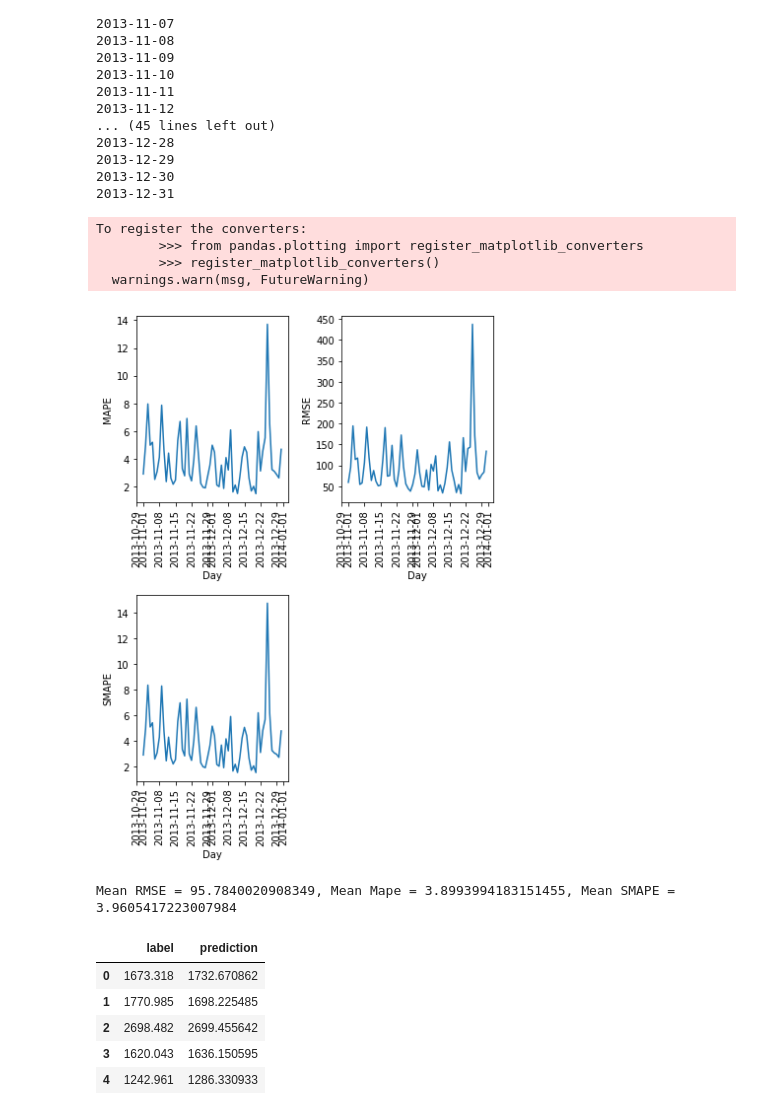
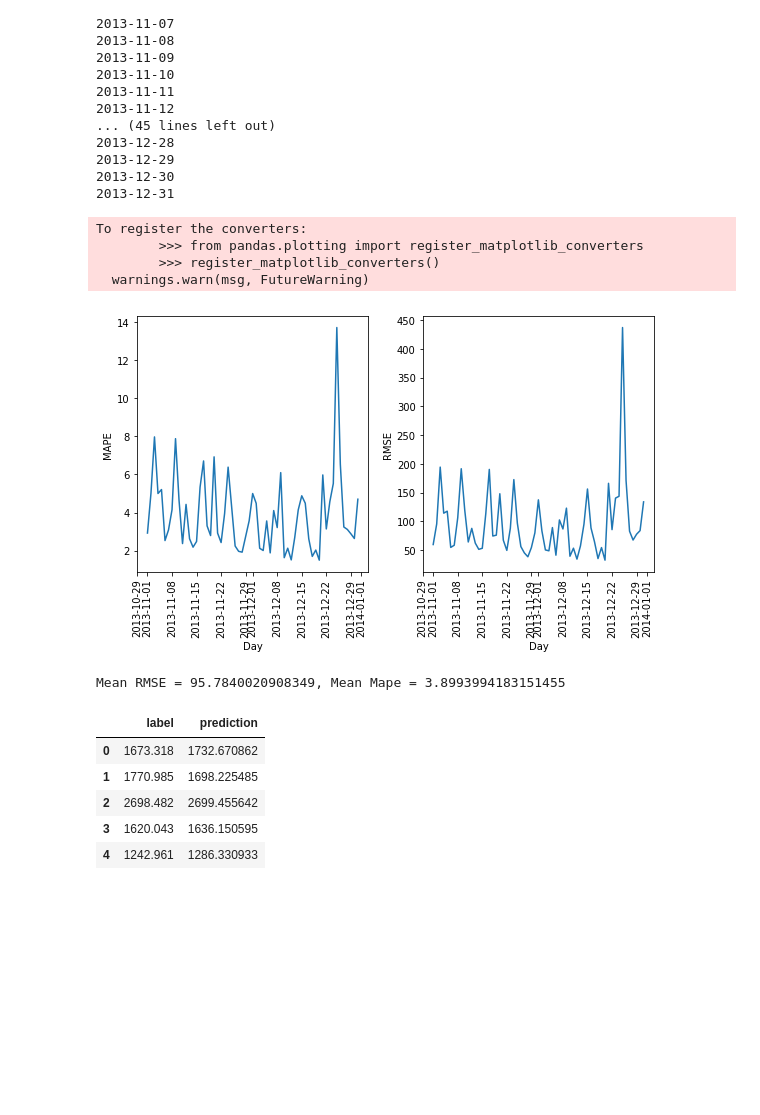
Before and after one commit to mishi-a/London_Smart_Meter_Load_Forecasting, a Jupyter notebook: CLuster_forecasting.ipynb, the cells around one changed output. Saved outputs shown, nothing was run; the diff lists cells and outputs as text; code cells hidden in the pictures; blank space fills up the shorter version.

```diff
--- a/CLuster_forecasting.ipynb
+++ b/CLuster_forecasting.ipynb
@@ -328,48 +354,48 @@ while train_start_date <= train_end_date:
 # ax2.xaxis.set_major_formatter(mdates.DateFormatter('%m/%d/%Y'))
 # ax2.xaxis.set_major_locator(mdates.DayLocator())
 # ax1.plot(y_date,Mape_date)
 # ax2.plot(y_date,rmse_date)
 # fig.autofmt_xdate()
 # ax1.set_xlabel('k')
 # ax1.set_ylabel('cost')
 date_time = pd.to_datetime(y_date)
 DF = pd.DataFrame()
 DF['Mape_date'] = Mape_date
 DF = DF.set_index(date_time)
 
 DF1 = pd.DataFrame()
 DF1['rmse_date'] = rmse_date
 DF1 = DF1.set_index(date_time)
 
-DF2 = pd.DataFrame()
-DF2['SMape_date'] = SMape_date
-DF2 = DF2.set_index(date_time)
-fig, ax1 = plt.subplots(2,2, figsize =(6,8))
+#DF2 = pd.DataFrame()
+#DF2['SMape_date'] = SMape_date
+#DF2 = DF2.set_index(date_time)
+fig, ax1 = plt.subplots(1,2, figsize =(8,5))
 fig.subplots_adjust(bottom=0.3,wspace = 0.3)
-error = ["MAPE","RMSE","SMAPE",""]
+error = ["MAPE","RMSE"]
 cnt = 0
 for ax in fig.axes:
     plt.sca(ax)
     plt.xticks(rotation=90)
     plt.xlabel("Day")
     plt.ylabel(error[cnt])
     cnt += 1
-ax1[0,0].plot(DF)
-ax1[0,1].plot(DF1)
-ax1[1,0].plot(DF2)
+ax1[0].plot(DF)
+ax1[1].plot(DF1)
+#ax1[1,0].plot(DF2)
 fig.tight_layout()
-fig.delaxes(ax1[1,1])
+#fig.delaxes(ax1[1,1])
 # %% [output]
 To register the converters:
         >>> from pandas.plotting import register_matplotlib_converters
         >>> register_matplotlib_converters()
   warnings.warn(msg, FutureWarning)
-[figure, old version]
+[figure, new version]
 # %%
 from statistics import mean
-print("Mean RMSE = {}, Mean Mape = {}, Mean SMAPE = {}".format(mean(rmse_date),mean(Mape_date),mean(SMape_date)))
+print("Mean RMSE = {}, Mean Mape = {}".format(mean(rmse_date),mean(Mape_date)))
 # %% [output]
-Mean RMSE = 95.7840020908349, Mean Mape = 3.8993994183151455, Mean SMAPE = 3.9605417223007984
+Mean RMSE = 95.7840020908349, Mean Mape = 3.8993994183151455
 # %%
 fig.savefig(base_path+"/plot/rf+bk=8-month.png")
 # %%
```
Also changed, not shown: parts of 4 cells of this notebook.
